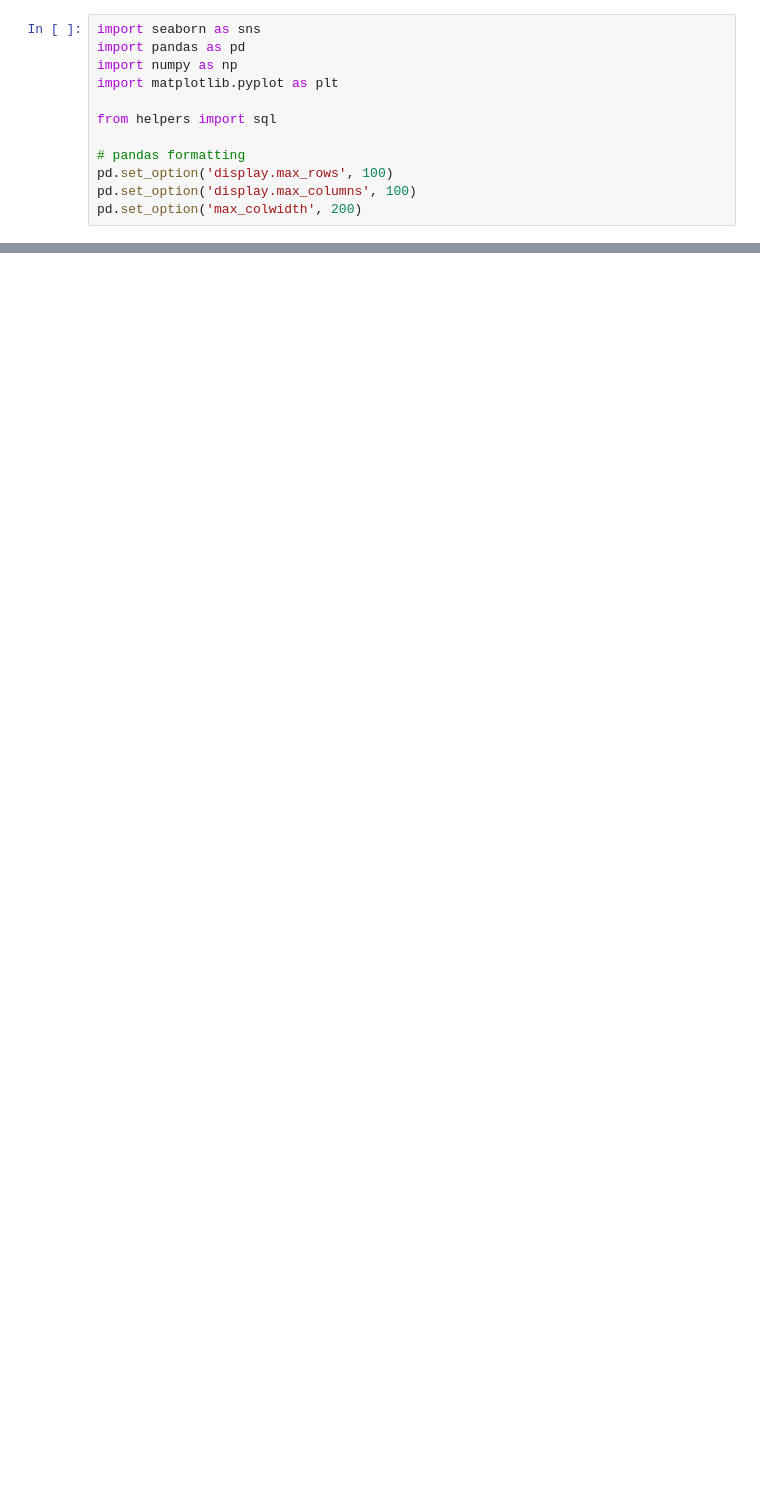
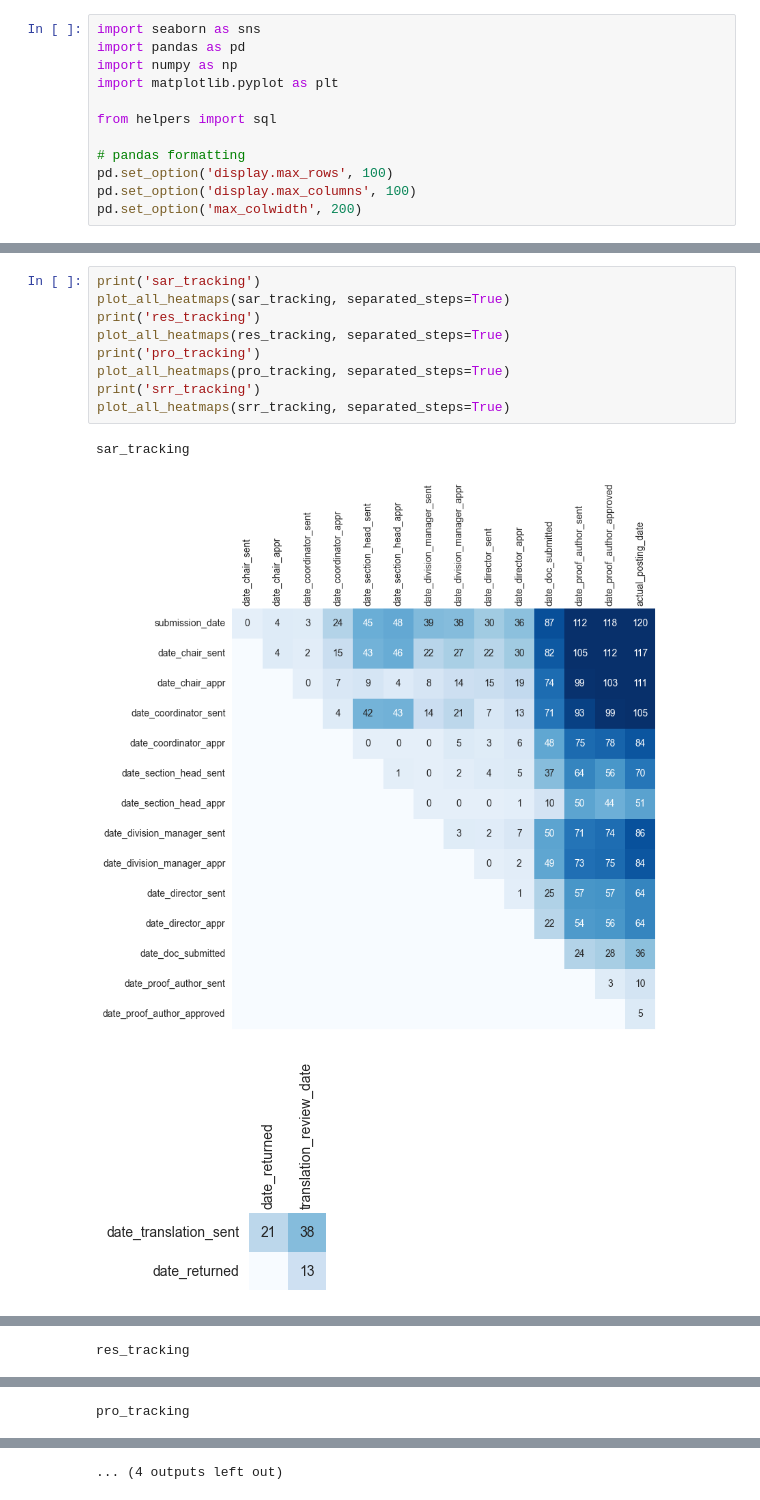
Before and after one commit to KevinCarr42/CSAS-Exploratory-Data-Analysis, a Jupyter notebook: CSAS_documenttracking.ipynb, the cells around one changed output, grey strips where cells are left out. Drawn from its saved outputs; the diff is of its cells as text; blank space fills up the shorter version.

```diff
--- a/CSAS_documenttracking.ipynb
+++ b/CSAS_documenttracking.ipynb
@@ -189,0 +169,13 @@ plot_heatmap(tracking, submission_steps, figsize=(2,1.5), quantile=0.95)
+# %%
+print('sar_tracking')
+plot_all_heatmaps(sar_tracking, separated_steps=True)
+print('res_tracking')
+plot_all_heatmaps(res_tracking, separated_steps=True)
+print('pro_tracking')
+plot_all_heatmaps(pro_tracking, separated_steps=True)
+print('srr_tracking')
+plot_all_heatmaps(srr_tracking, separated_steps=True)
+# %% [output]
+sar_tracking
+[figure, added]
+[figure, added]
@@ -189,0 +183 @@ plot_heatmap(tracking, submission_steps, figsize=(2,1.5), quantile=0.95)
+res_tracking
@@ -189,0 +187 @@ plot_heatmap(tracking, submission_steps, figsize=(2,1.5), quantile=0.95)
+pro_tracking
@@ -189,0 +191 @@ plot_heatmap(tracking, submission_steps, figsize=(2,1.5), quantile=0.95)
+... (4 outputs left out)
```
Also changed, not shown: parts of 17 cells of this notebook.
